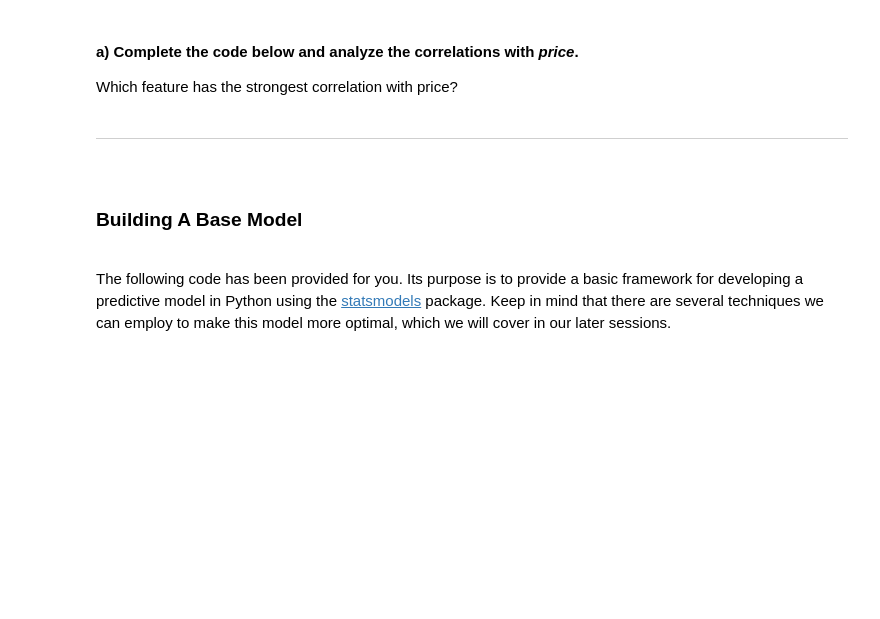
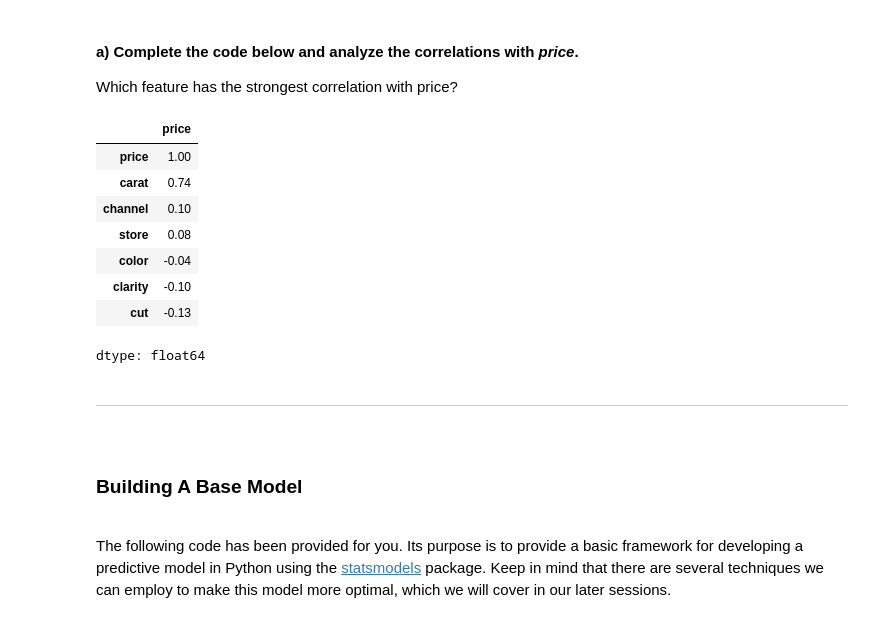
Before and after one commit to Knowasiak/A2_World_Region_Analysis, a Jupyter notebook: Script 03 - Exploratory Data Analysis - Guided.ipynb, the cells around one changed output. Drawn from its saved outputs; the diff is of its cells as text; code cells hidden in the pictures; blank space fills up the shorter version.

```diff
--- a/Script 03 - Exploratory Data Analysis - Guided.ipynb
+++ b/Script 03 - Exploratory Data Analysis - Guided.ipynb
@@ -677,12 +679,22 @@ In other words, predictive modeling is the process of using historic data to est
 Which feature has the strongest correlation with price?
 # %%
 # developing a correlation matrix
-diamonds_corr = diamonds.____(method  = 'pearson',
+diamonds_corr = diamonds.corr(method  = 'pearson',
                               numeric_only = True)
 
 
 # filtering results to show correlations with Sale_Price
-diamonds_corr.loc[ : , ____].round(decimals = 2).sort_values(ascending = False)
+diamonds_corr.loc[ : , 'price'].round(decimals = 2).sort_values(ascending = False)
+# %% [output]
+|  | price |
+| price | 1.00 |
+| carat | 0.74 |
+| channel | 0.10 |
+| store | 0.08 |
+| color | -0.04 |
+| clarity | -0.10 |
+| cut | -0.13 |
+dtype: float64
 # %% [markdown]
 <hr style="height:.9px;border:none;color:#333;background-color:#333;" /><br>
 
```
Also changed, not shown: parts of 3 cells of this notebook.
